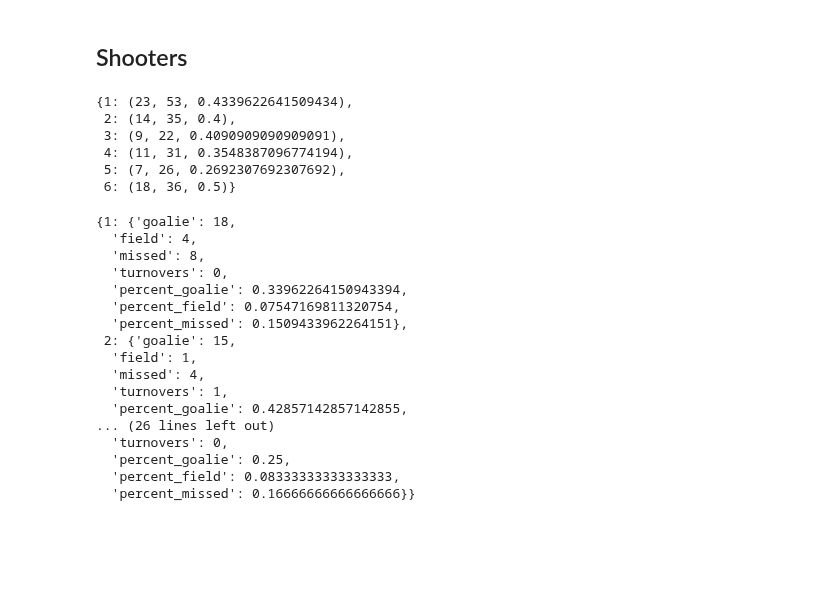
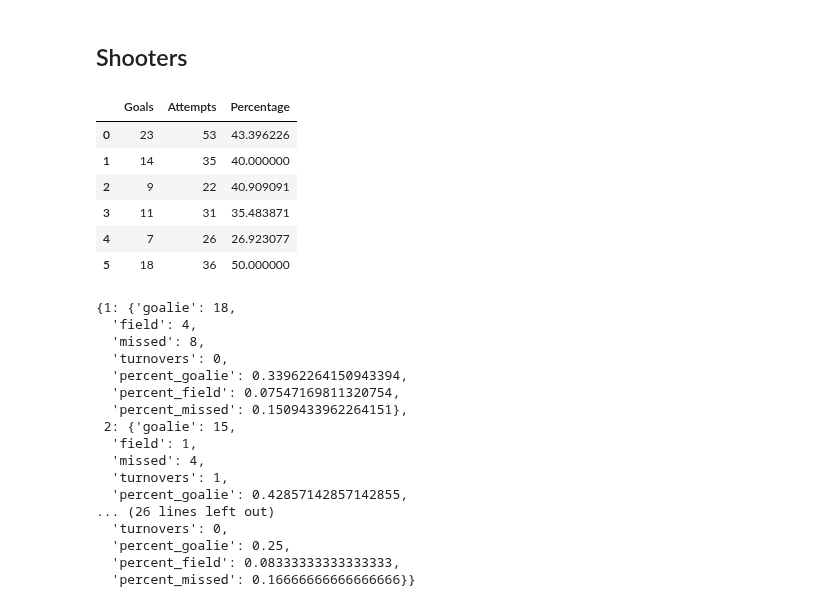
Before and after one commit to kevinshen1101/Water-Polo-Analytics, a Jupyter notebook: final_report/final_analysis.ipynb, the cells around one changed output. Drawn from its saved outputs; the diff is of its cells as text; code cells hidden in the pictures; blank space fills up the shorter version.

```diff
--- a/final_report/final_analysis.ipynb
+++ b/final_report/final_analysis.ipynb
@@ -90,15 +90,28 @@ def shot_dict(df):
         percentage = 0 if goals == 0 else goals/shots
         freq_dict[i] = (goals, shots, percentage)
     return freq_dict
-# %%
-shot_dict(df)
-# %% [output]
-{1: (23, 53, 0.4339622641509434),
- 2: (14, 35, 0.4),
- 3: (9, 22, 0.4090909090909091),
- 4: (11, 31, 0.3548387096774194),
- 5: (7, 26, 0.2692307692307692),
- 6: (18, 36, 0.5)}
+# %%
+def position_df(shot_dict):
+    goals = []
+    attempts = []
+    percentage = []
+    for i in range(1, 7):
+        goals.append(shot_dict[i][0])
+        attempts.append(shot_dict[i][1])
+        percentage.append(shot_dict[i][2]*100)
+    position_shot_df = pd.DataFrame({'Goals': goals, 'Attempts': attempts, 'Percentage': percentage})
+#     position_shot_df.rename(index=[x for x in range(1,7)], inplace=True)
+    return position_shot_df
+# %%
+position_df(shot_dict(df))
+# %% [output]
+|  | Goals | Attempts | Percentage |
+| 0 | 23 | 53 | 43.396226 |
+| 1 | 14 | 35 | 40.000000 |
+| 2 | 9 | 22 | 40.909091 |
+| 3 | 11 | 31 | 35.483871 |
+| 4 | 7 | 26 | 26.923077 |
+| 5 | 18 | 36 | 50.000000 |
 # %%
 def get_miss_breakdown(df):
     goalie_block = sum(df['Block'] == 'goalie')
```
Also changed, not shown: parts of 24 cells of this notebook, 1 other file.
